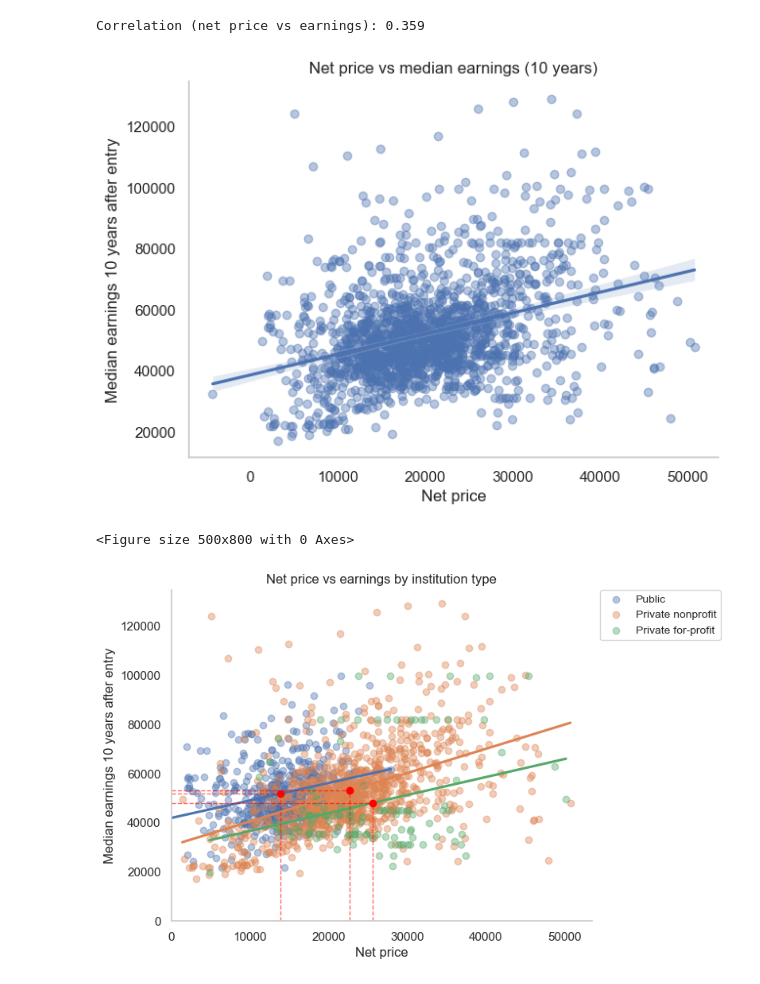
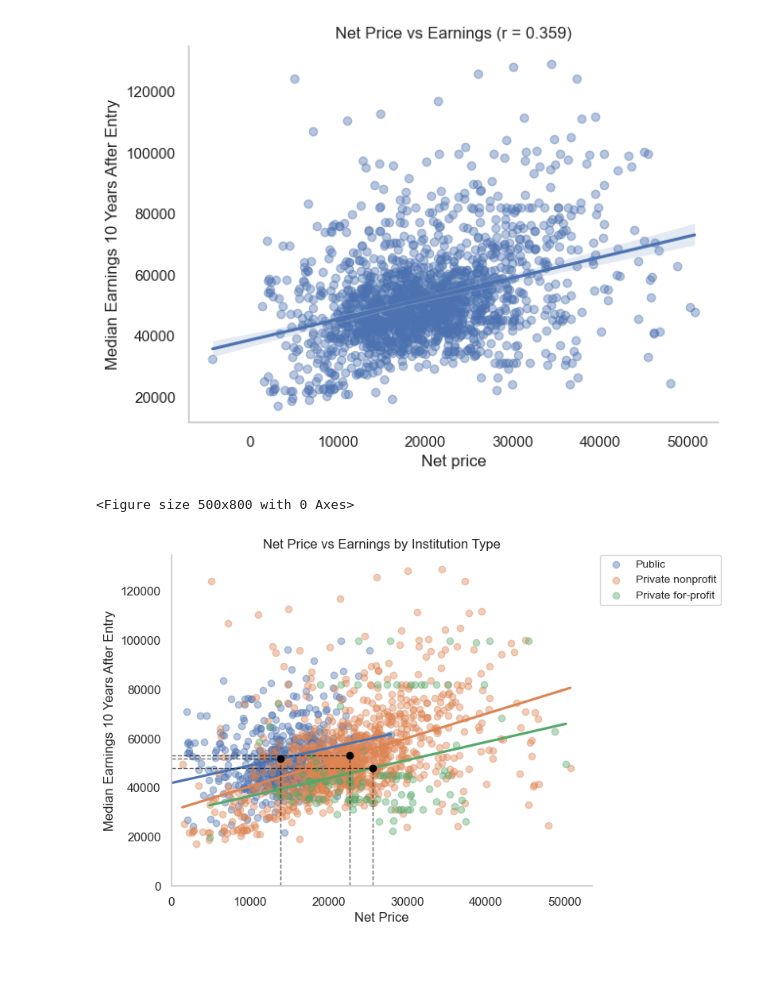
Before and after one commit to jethrochen0709/Econ570FinalProject, a Jupyter notebook: FInalProject.ipynb, the cells around one changed output. Saved outputs shown, nothing was run; the diff lists cells and outputs as text; code cells hidden in the pictures.

```diff
--- a/FInalProject.ipynb
+++ b/FInalProject.ipynb
@@ -36,7 +36,8 @@ scorecard["net_price"] = scorecard["NPT4_PUB"].fillna(scorecard["NPT4_PRIV"])
 #   NUM44_PUB/PRIV: 75,001–110k
 #   NUM45_PUB/PRIV: 110k+
 #
-# Then FamilyIncome_j = sum( n_jb * midpoint_b ) / sum( n_jb )
+# family_income_j = sum_b (n_jb * midpoint_b) / sum_b n_jb
+
 
 
 # Bracket midpoints for NUM41-45 as weights
@@ -104,6 +105,7 @@ keep_cols = [
 
 scorecard = scorecard[keep_cols].copy()
 
+
 # Readable column names
 rename_map = {
     "UNITID": "institution_id",
@@ -125,6 +127,10 @@ rename_map = {
     "ACTCMMID": "act_composite_midpoint",
 }
 scorecard = scorecard.rename(columns=rename_map)
+
+control_map = {1: "Public", 2: "Private nonprofit", 3: "Private for-profit"}
+scorecard["control_label"] = scorecard["control_type"].map(control_map)
+
 print("After column selection:", scorecard.shape)
 
 scorecard.head()
@@ -181,16 +187,14 @@ summary_by_sector
 | Private nonprofit | 1044.0 | 22696.704023 | 7875.427301 | 1392.0 | 18034.75 | 22316.5 | 26832.50 | 50747.0 | 1044.0 | ... |
 | Public | 547.0 | 13882.230347 | 4534.876687 | -4247.0 | 11276.50 | 14048.0 | 16841.50 | 27926.0 | 547.0 | ... |
 # %%
-# Helper: labels and standardized test index
-control_map = {1: "Public", 2: "Private nonprofit", 3: "Private for-profit"}
-scorecard["control_label"] = scorecard["control_type"].map(control_map).fillna("Other/Unknown")
-
+# Construct standardized test index
 # Standardized test index combining SAT (verbal + math) and ACT when SAT is missing
 sat_avg = scorecard[["sat_verbal_midpoint", "sat_math_midpoint"]].mean(axis=1)
 sat_z = (sat_avg - sat_avg.mean(skipna=True)) / sat_avg.std(skipna=True)
 act_z = (scorecard["act_composite_midpoint"] - scorecard["act_composite_midpoint"].mean(skipna=True)) / scorecard["act_composite_midpoint"].std(skipna=True)
-scorecard["test_index"] = sat_z.fillna(act_z)
-scorecard["test_index"] = scorecard["test_index"].fillna(scorecard["test_index"].median())
+
+scorecard["test_index"] = sat_z
+scorecard["test_index"] = scorecard["test_index"].fillna(act_z)
 # %%
 scorecard.head()
 # %% [output]
@@ -203,18 +207,18 @@ scorecard.head()
 # %%
 # Q1.1: Relationship between net price and median earnings (overall)
 q1 = scorecard[["net_price", "median_earnings_10yr"]].dropna()
-print("Correlation (net price vs earnings):", q1.corr().iloc[0, 1].round(3))
+# print("Correlation (net price vs earnings):", q1.corr().iloc[0, 1].round(3))
 plt.figure(figsize=(7, 5))
 sns.regplot(data=q1, x="net_price", y="median_earnings_10yr", scatter_kws={"alpha": 0.4})
-plt.title("Net price vs median earnings (10 years)")
+r = q1.corr().iloc[0,1]
+plt.title(f"Net Price vs Earnings (r = {r:.3f})")
 plt.xlabel("Net price")
-plt.ylabel("Median earnings 10 years after entry")
+plt.ylabel("Median Earnings 10 Years After Entry")
 sns.despine()
 plt.grid(False)
 plt.show()
 # %% [output]
-Correlation (net price vs earnings): 0.359
-[figure, old version]
+[figure, new version]
 # %%
 q1_type = scorecard[["net_price", "median_earnings_10yr", "control_label"]].dropna()
 plt.figure(figsize=(5, 8))
@@ -249,52 +253,52 @@ for label, row in group_means.iterrows():
     y_pt = row["median_earnings_10yr"]
 
     # plot mean point
-    ax.plot(x_pt, y_pt, marker="o", color="red", zorder=5)
+    ax.plot(x_pt, y_pt, marker="o", color="black", zorder=5)
 
     # plot dashed line to axes to x axis
     ax.vlines(
         x=x_pt,
         ymin=ymin,
         ymax=y_pt,
-        colors="red",
+        colors="black",
         linestyles="dashed",
         linewidth=1,
         alpha=0.6,
     )
 
     # plot dashed line to axes to x axis
     ax.hlines(
         y=y_pt,
         xmin=xmin,
         xmax=x_pt,
-        colors="red",
+        colors="black",
         linestyles="dashed",
         linewidth=1,
         alpha=0.6,
     )
 
 # adjust the legend
 handles, labels = ax.get_legend_handles_labels()
 
 ax.legend(
     handles, labels,
     loc="upper left",
     bbox_to_anchor=(1.02, 1),
     borderaxespad=0.,
     fontsize="small"
 )
 
 
-ax.set_xlabel("Net price")
-ax.set_ylabel("Median earnings 10 years after entry")
-ax.set_title("Net price vs earnings by institution type")
+ax.set_xlabel("Net Price")
+ax.set_ylabel("Median Earnings 10 Years After Entry")
+ax.set_title("Net Price vs Earnings by Institution Type")
 sns.despine()
 
 plt.grid(False)
 plt.show()
 # %% [output]
 <Figure size 500x800 with 0 Axes>
-[figure, old version]
+[figure, new version]
 # %%
 # Q2.1: Family income vs net price
 q2_price = scorecard[["family_income", "net_price"]].dropna()
```
Also changed, not shown: parts of 7 cells of this notebook.
